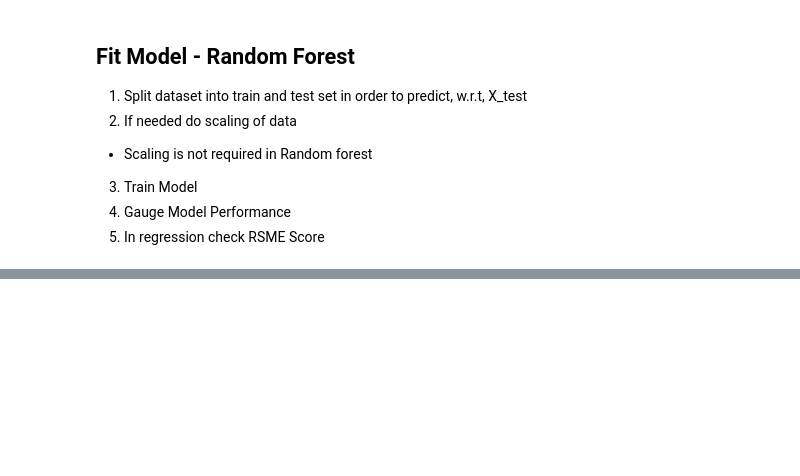
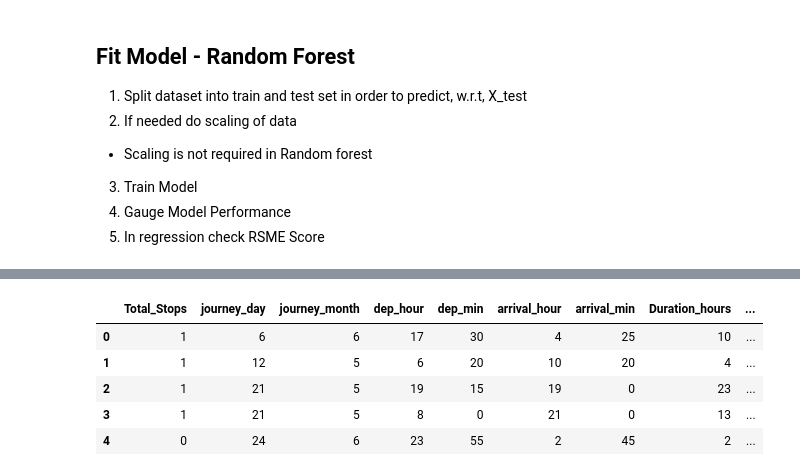
Before and after one commit to alouvre/flight_fare_prediction, a Jupyter notebook: fare_prediction_model.ipynb, the cells around one changed output, grey strips where cells are left out. Saved outputs shown, nothing was run; the diff lists cells and outputs as text; code cells hidden in the pictures; blank space fills up the shorter version.

```diff
--- a/fare_prediction_model.ipynb
+++ b/fare_prediction_model.ipynb
@@ -537,0 +607,81 @@ X.head()
+# %%
+# Perform feature engineering on object dt variables
+# Feature Engineering on: 'Date_of_Journey'
+unseen_dataset["journey_day"] = pd.to_datetime(unseen_dataset.Date_of_Journey, format="%d/%m/%Y").dt.day
+unseen_dataset["journey_month"] = pd.to_datetime(unseen_dataset["Date_of_Journey"], format = "%d/%m/%Y").dt.month
+unseen_dataset.drop(["Date_of_Journey"], axis = 1, inplace = True)
+
+# Feature Engineering on: 'Dep_Time'
+unseen_dataset["dep_hour"] = pd.to_datetime(unseen_dataset["Dep_Time"]).dt.hour
+unseen_dataset["dep_min"] = pd.to_datetime(unseen_dataset["Dep_Time"]).dt.minute
+unseen_dataset.drop(["Dep_Time"], axis = 1, inplace = True)
+
+# Feature Engineering on: 'Arrival_Time'
+unseen_dataset["arrival_hour"] = pd.to_datetime(unseen_dataset["Arrival_Time"]).dt.hour
+unseen_dataset["arrival_min"] = pd.to_datetime(unseen_dataset["Arrival_Time"]).dt.minute
+unseen_dataset.drop(["Arrival_Time"], axis = 1, inplace = True)
+
+# Feature Engineering on: 'Duration'
+duration = list(unseen_dataset["Duration"])
+for i in range(len(duration)):
+    if len(duration[i].split()) != 2:    # Check if duration contains only hour or mins
+        if "h" in duration[i]:
+            duration[i] = duration[i].strip() + " 0m"   # Adds 0 minute
+        else:
+            duration[i] = "0h " + duration[i]           # Adds 0 hour
+duration_hours = []
+duration_mins = []
+for i in range(len(duration)):
+    duration_hours.append(int(duration[i].split(sep = "h")[0]))    # Extract hours from duration
+    duration_mins.append(int(duration[i].split(sep = "m")[0].split()[-1]))   # Extracts only minutes from duration
+unseen_dataset["Duration_hours"] = duration_hours
+unseen_dataset["Duration_mins"] = duration_mins
+unseen_dataset.drop(["Duration"], axis = 1, inplace = True)
+
+
+# Perform feature engineering on Categorical dt variables
+# Feature Engineering on: 'Airline'
+Airline = unseen_dataset[["Airline"]]
+New_Airline_List = []
+Current_Airline_List = Airline['Airline']
+for carrier in Current_Airline_List:
+  if carrier in ['IndiGo', 'Air India', 'Jet Airways', 'SpiceJet',
+       'Multiple carriers', 'GoAir', 'Vistara', 'Air Asia']:
+    New_Airline_List.append(carrier)
+  else:
+    New_Airline_List.append('Other')
+Airline['Airline'] = pd.DataFrame(New_Airline_List)
+Airline = pd.get_dummies(Airline, drop_first= True)
+
+# Feature Engineering on: 'Source'
+Source = unseen_dataset[["Source"]]
+Source = pd.get_dummies(Source, drop_first= True)
+Source.head()
+
+# Feature Engineering on: 'Destination'
+Destination = unseen_dataset[["Destination"]]
+Current_Destination_List = Destination['Destination']
+New_Destination_List = []
+for value in Current_Destination_List:
+  if value in ['New Delhi']:
+    New_Destination_List.append('Delhi')
+  else:
+    New_Destination_List.append(value)
+Destination['Destination'] = pd.DataFrame(New_Destination_List)
+Destination['Destination'].value_counts()
+Destination = pd.get_dummies(Destination, drop_first = True)
+Destination.head()
+
+# Feature Engineering on: 'Route', 'Additional_Info
+unseen_dataset.drop(["Route", "Additional_Info"], axis = 1, inplace = True)
+
+# Feature Engineering on: 'Total_Stops'
+unseen_dataset.replace({"non-stop": 0, "1 stop": 1, "2 stops": 2, "3 stops": 3, "4 stops": 4}, inplace = True)
+
+# Concatenate dataframe --> train_data + Airline + Source + Destination
+data_test = pd.concat([unseen_dataset, Airline, Source, Destination], axis = 1)
+data_test.drop(["Airline", "Source", "Destination"], axis = 1, inplace = True)
+
+# See how the test dataset looks
+data_test.head()
+# %% [output]
@@ -537,0 +698,6 @@ X.head()
+|  | Total_Stops | journey_day | journey_month | dep_hour | dep_min | arrival_hour | arrival_min | Duration_hours | ... |
+| 0 | 1 | 6 | 6 | 17 | 30 | 4 | 25 | 10 | ... |
+| 1 | 1 | 12 | 5 | 6 | 20 | 10 | 20 | 4 | ... |
+| 2 | 1 | 21 | 5 | 19 | 15 | 19 | 0 | 23 | ... |
+| 3 | 1 | 21 | 5 | 8 | 0 | 21 | 0 | 13 | ... |
+| 4 | 0 | 24 | 6 | 23 | 55 | 2 | 45 | 2 | ... |
```
Also changed, not shown: parts of 20 cells of this notebook.
